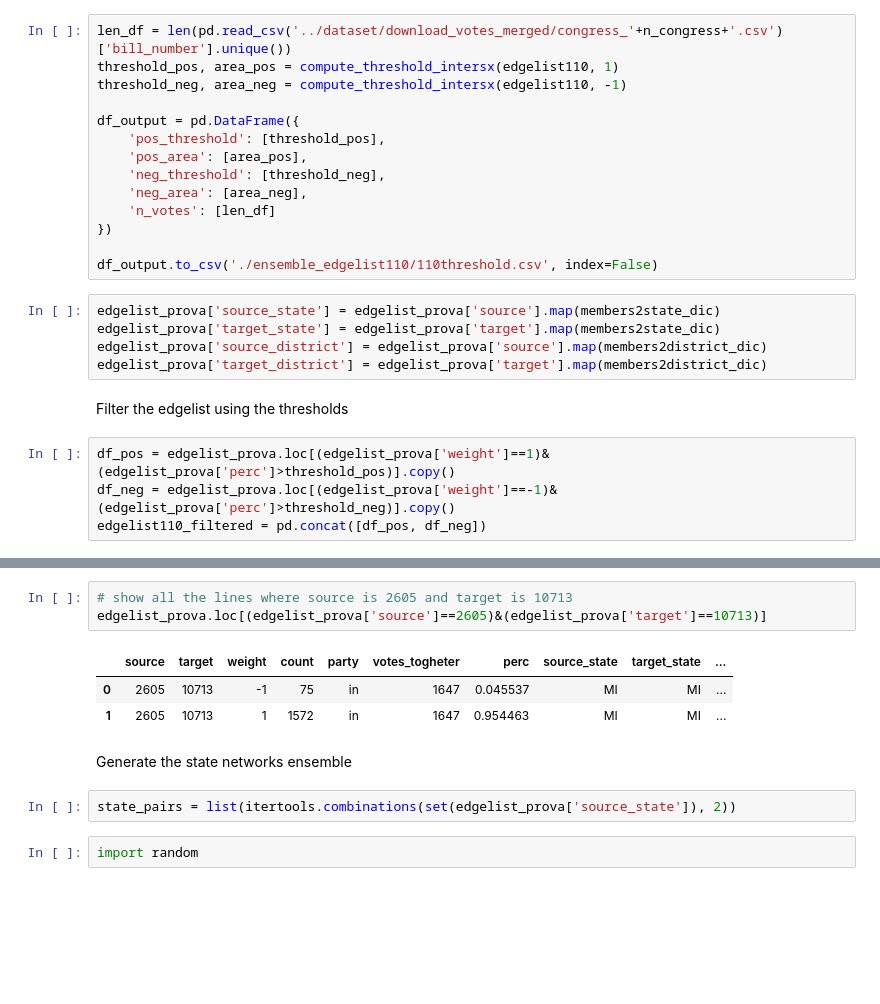
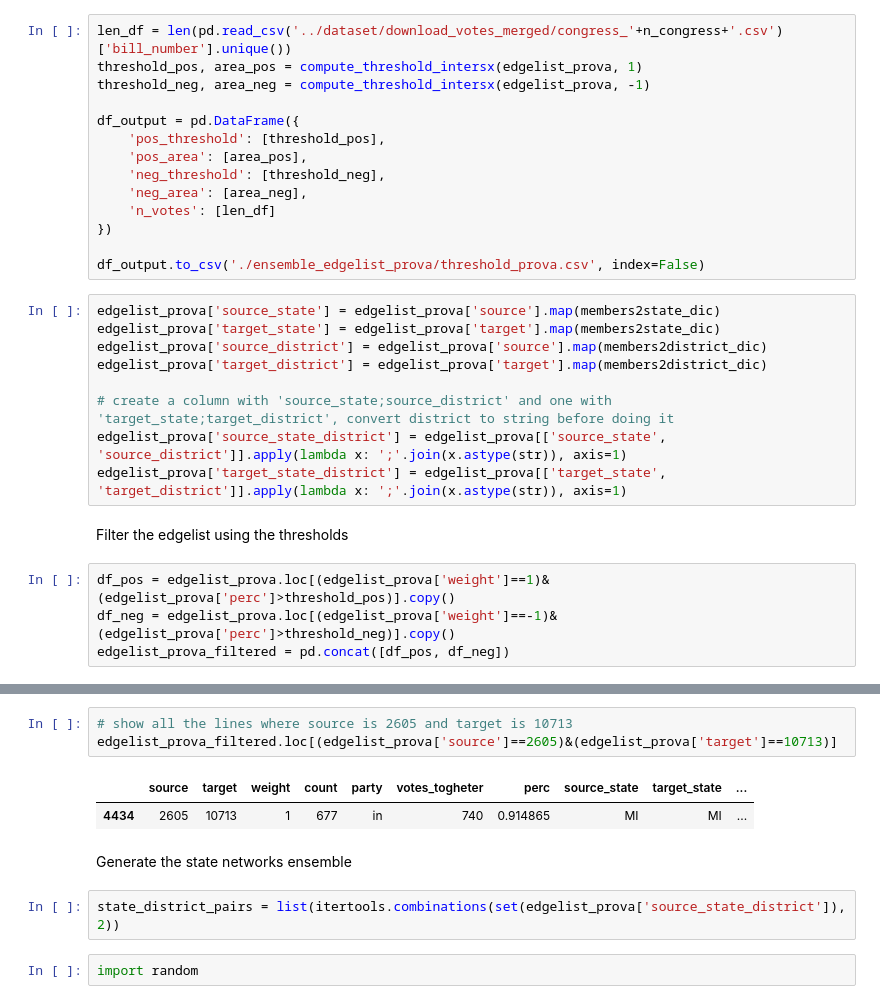
Before and after one commit to LeonardoAgasso/USA_Congress_SigNet, a Jupyter notebook: notebooks/statebased_frustrind_analysis.ipynb, the cells around one changed output, grey strips where cells are left out. Cells and saved outputs as stored; diff of their text form; blank space fills up the shorter version.

Commit message:
statebased analysis v2

```diff
--- a/notebooks/statebased_frustrind_analysis.ipynb
+++ b/notebooks/statebased_frustrind_analysis.ipynb
@@ -144,8 +144,8 @@ def compute_threshold_intersx(df, weight):	#df is the edgelist, weight is the we
 edgelist_prova = create_edgelist_from_congress(congress_prova, members_party_dict)
 # %%
 len_df = len(pd.read_csv('../dataset/download_votes_merged/congress_'+n_congress+'.csv')['bill_number'].unique())
-threshold_pos, area_pos = compute_threshold_intersx(edgelist110, 1)
-threshold_neg, area_neg = compute_threshold_intersx(edgelist110, -1)
+threshold_pos, area_pos = compute_threshold_intersx(edgelist_prova, 1)
+threshold_neg, area_neg = compute_threshold_intersx(edgelist_prova, -1)
 
 df_output = pd.DataFrame({
 	'pos_threshold': [threshold_pos],
@@ -155,18 +155,22 @@ df_output = pd.DataFrame({
 	'n_votes': [len_df]
 })
 
-df_output.to_csv('./ensemble_edgelist110/110threshold.csv', index=False)
+df_output.to_csv('./ensemble_edgelist_prova/threshold_prova.csv', index=False)
 # %%
 edgelist_prova['source_state'] = edgelist_prova['source'].map(members2state_dic)
 edgelist_prova['target_state'] = edgelist_prova['target'].map(members2state_dic)
 edgelist_prova['source_district'] = edgelist_prova['source'].map(members2district_dic)
 edgelist_prova['target_district'] = edgelist_prova['target'].map(members2district_dic)
+
+# create a column with 'source_state;source_district' and one with 'target_state;target_district', convert district to string before doing it
+edgelist_prova['source_state_district'] = edgelist_prova[['source_state', 'source_district']].apply(lambda x: ';'.join(x.astype(str)), axis=1)
+edgelist_prova['target_state_district'] = edgelist_prova[['target_state', 'target_district']].apply(lambda x: ';'.join(x.astype(str)), axis=1)
 # %% [markdown]
 Filter the edgelist using the thresholds
 # %%
 df_pos = edgelist_prova.loc[(edgelist_prova['weight']==1)&(edgelist_prova['perc']>threshold_pos)].copy()
 df_neg = edgelist_prova.loc[(edgelist_prova['weight']==-1)&(edgelist_prova['perc']>threshold_neg)].copy()
-edgelist110_filtered = pd.concat([df_pos, df_neg])
+edgelist_prova_filtered = pd.concat([df_pos, df_neg])
 # %%
 edgelist_prova.head(10)
 # %% [output]
@@ -198,14 +188,13 @@ edgelist_prova_filtered.head(10)
 # %%
 # show all the lines where source is 2605 and target is 10713
-edgelist_prova.loc[(edgelist_prova['source']==2605)&(edgelist_prova['target']==10713)]
+edgelist_prova_filtered.loc[(edgelist_prova['source']==2605)&(edgelist_prova['target']==10713)]
 # %% [output]
 |  | source | target | weight | count | party | votes_togheter | perc | source_state | target_state | ... |
-| 0 | 2605 | 10713 | -1 | 75 | in | 1647 | 0.045537 | MI | MI | ... |
-| 1 | 2605 | 10713 | 1 | 1572 | in | 1647 | 0.954463 | MI | MI | ... |
+| 4434 | 2605 | 10713 | 1 | 677 | in | 740 | 0.914865 | MI | MI | ... |
 # %% [markdown]
 Generate the state networks ensemble
 # %%
-state_pairs = list(itertools.combinations(set(edgelist_prova['source_state']), 2))
+state_district_pairs = list(itertools.combinations(set(edgelist_prova['source_state_district']), 2))
 # %%
 import random
 # %%
```
Also changed, not shown: parts of 8 cells of this notebook, 1 other file.
